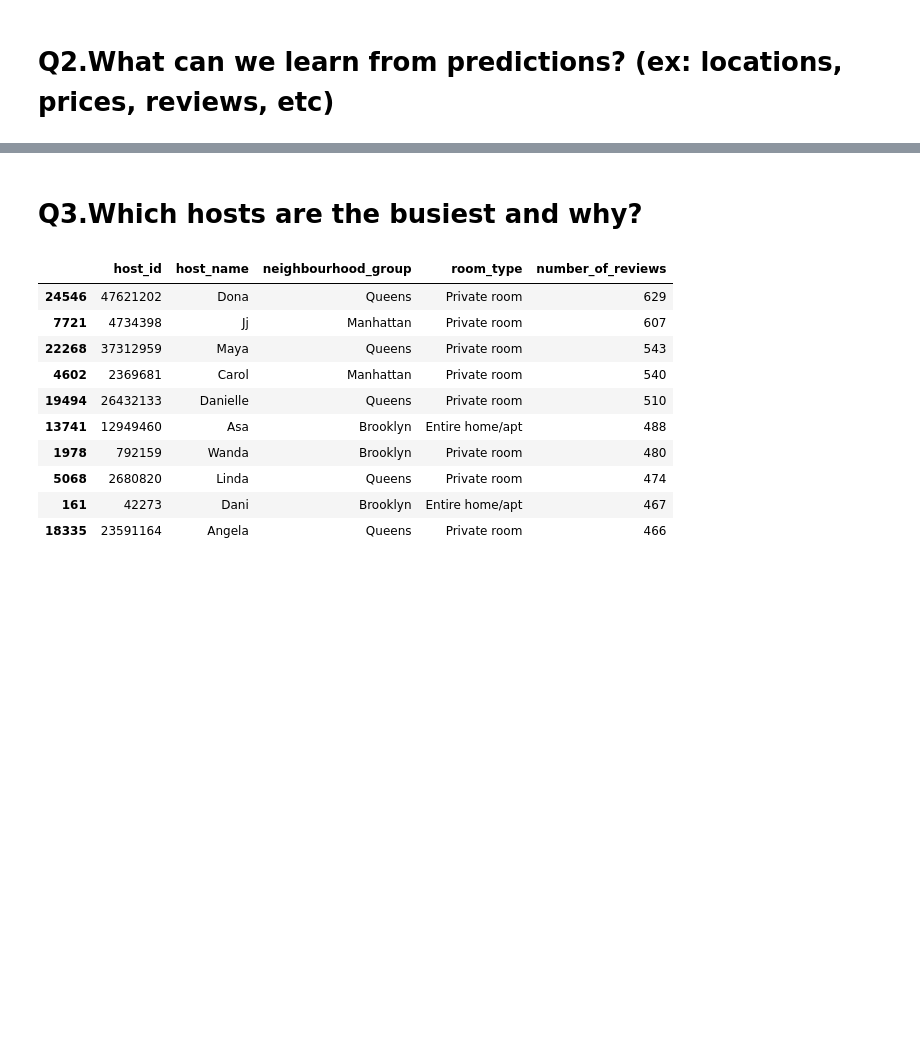
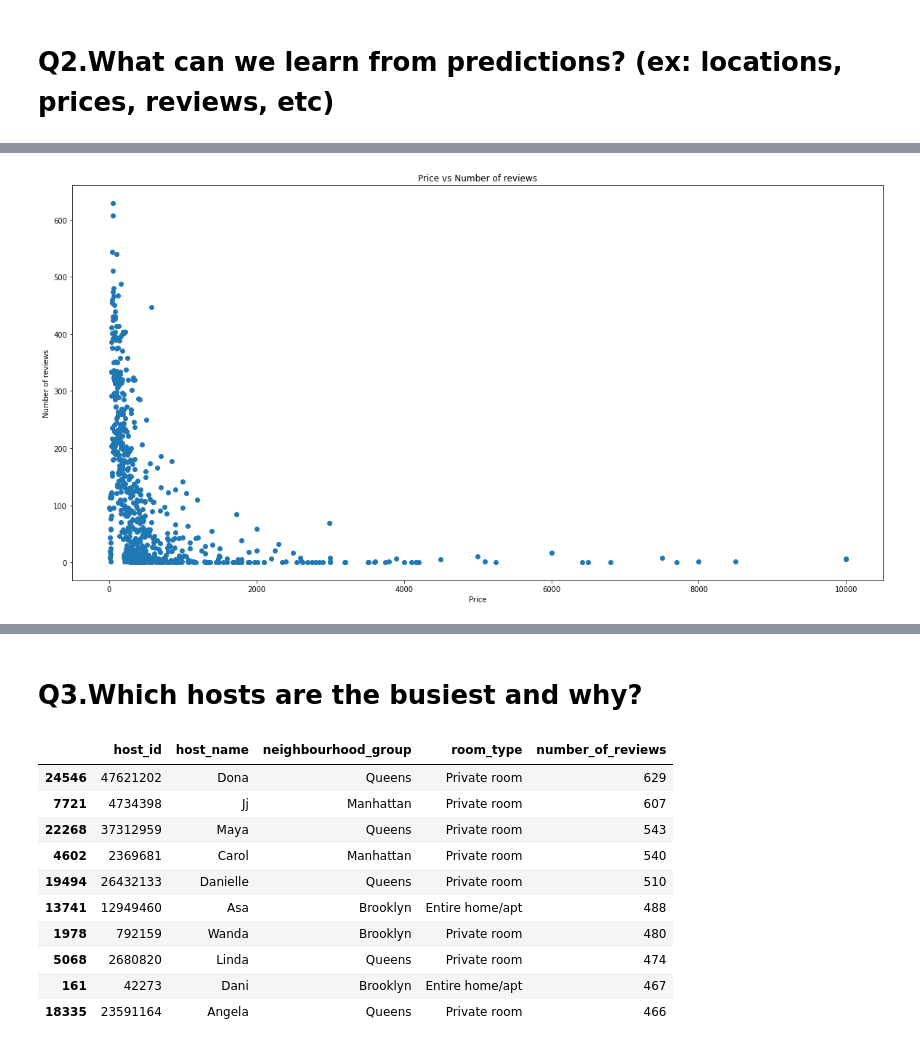
Before and after one commit to sidds4474/Airbnb-Bookings-Analysis--EDA, a Jupyter notebook: Copy_of_Airbnb_Bookings_Analysis_Capstone_Project.ipynb, the cells around one changed output, grey strips where cells are left out. Drawn from its saved outputs; the diff is of its cells as text; code cells hidden in the pictures; blank space fills up the shorter version.

```diff
--- a/Copy_of_Airbnb_Bookings_Analysis_Capstone_Project.ipynb
+++ b/Copy_of_Airbnb_Bookings_Analysis_Capstone_Project.ipynb
@@ -350,3 +387,14 @@ price.head(20)
+# %%
+area=price['price']
+price=price['number_of_reviews']
+fig=plt.figure(figsize=(20,10))
+plt.scatter(area,price)
+plt.xlabel('Price')
+plt.ylabel('Number of reviews')
+plt.title('Price vs Number of reviews')
+plt.show()
+# %% [output]
+[figure, added]
 # %%
 new_data.head(5)
 # %% [output]
```
Also changed, not shown: parts of 8 cells of this notebook.
